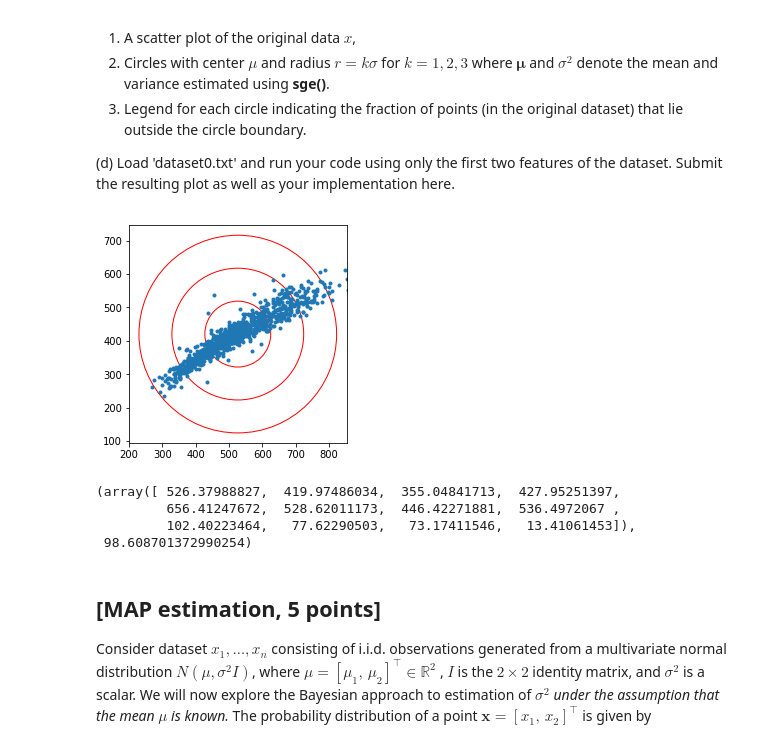
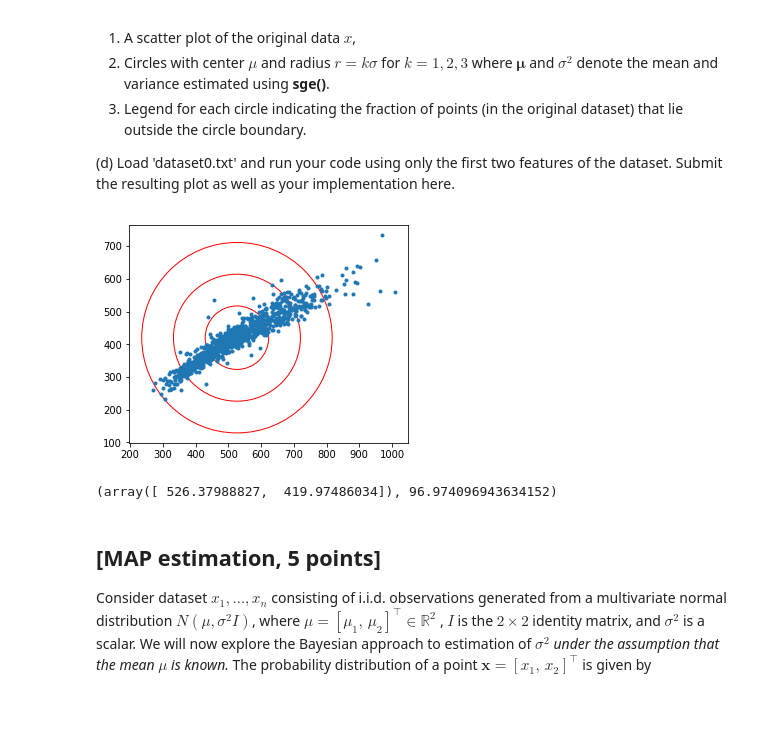
Before and after one commit to huoskar/TDA231, a Jupyter notebook: hw1.ipynb, the cells around one changed output. Drawn from its saved outputs; the diff is of its cells as text; code cells hidden in the pictures; blank space fills up the shorter version.

```diff
--- a/hw1.ipynb
+++ b/hw1.ipynb
@@ -77,40 +77,44 @@ is the $p \times p $ identity matrix, and $\sigma^2$ is a scalar.
 (d) Load 'dataset0.txt' and run your code using only the first two features of the dataset. Submit the resulting plot as well as your implementation here.
 # %%
 import numpy as np
+import matplotlib.pyplot as plt
 def sge(X):
 
     #SGE Mean and variance estimator for spherical Gaussian distribution
 
     # X : Data matrix of size n x p where each row represents a p-dimensional data point
     n,p = X.shape
     #mu : Estimated mean o f the dataset [mu_1 mu_2 . . . mu_p]
-    µ = np.sum(X, 0)/n
+    mu = np.sum(X, 0)/n
     #sigma : Estimated standard deviation of the dataset ( number )
-    σ = np.sqrt(np.sum((X-µ)**2)/(n*p))
+    sig = np.sqrt(np.sum((X-mu)**2)/(2*n))
 
-    return µ, σ
+    return mu, sig
 
 def myplot1(X):
-    µ, σ = sge(X)
+    mu, sig = sge(X)
     plt.plot(data[:,0], data[:,1], '.')
-    plt.show()
+
 
     for k in range(1,4):
-        r = k*σ
-        circle = plt.Circle(µ, r, color='r', Fill = False)
+        r = k*sig
+        circle = plt.Circle(mu, r, color='r', Fill = False)
         plt.gca().add_patch(circle)
 
     plt.axis('scaled')
+    plt.show()
+
+    # Gör legend
 
 data = np.loadtxt("dataset0.txt")
+data = data[:,:2]
+
+
 myplot1(data)
 sge(data)
 # %% [output]
-[figure, old version]
+[figure, new version]
-(array([ 526.37988827,  419.97486034,  355.04841713,  427.95251397,
-         656.41247672,  528.62011173,  446.42271881,  536.4972067 ,
-         102.40223464,   77.62290503,   73.17411546,   13.41061453]),
- 98.608701372990254)
+(array([ 526.37988827,  419.97486034]), 96.974096943634152)
 # %% [markdown]
 ## [MAP estimation, 5 points]
 
```
Also changed, not shown: 9 other files.
